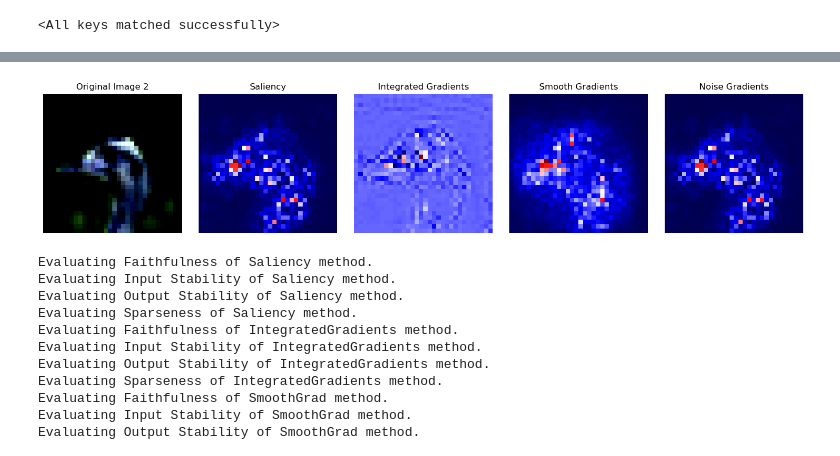
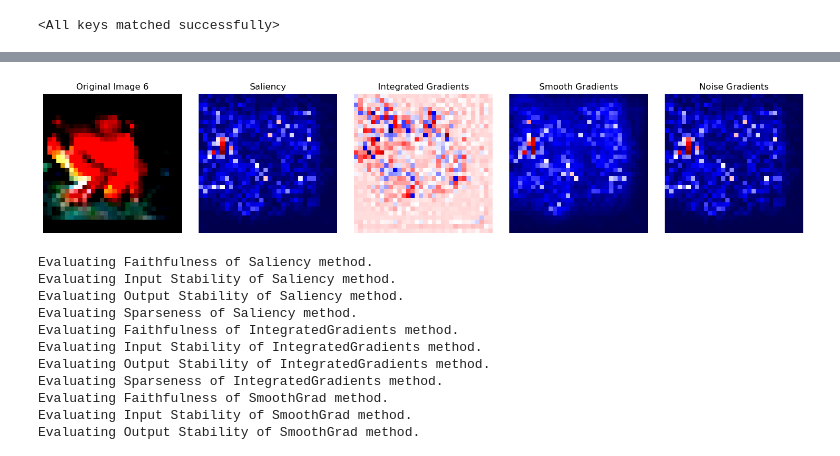
Before and after one commit to sanishsuwal7/ExplainableAI, a Jupyter notebook: VGG-16_normal.ipynb, the cells around one changed output, grey strips where cells are left out. Cells and saved outputs as stored; diff of their text form; code cells hidden in the pictures.

```diff
--- a/VGG-16_normal.ipynb
+++ b/VGG-16_normal.ipynb
@@ -145,7 +145,7 @@ def vgg16():
 model = vgg16()
 loss_fn = nn.CrossEntropyLoss()
 optimizer = torch.optim.SGD(model.parameters(), lr = 0.05, momentum = 0.9, weight_decay = 5e-4)
-accuracy = Accuracy(task='multiclass', num_classes=10)
+accuracy = Accuracy(task='multiclass', num_classes=10).to(device)
 # %%
 from tqdm.notebook import tqdm
 # torch.cuda.empty_cache()
@@ -230,6 +230,13 @@ torch.save(obj=model.state_dict(), f=MODEL_SAVE_PATH)
 # %% [output]
 Saving the model: models\vgg_16_cifar.pth
 # %%
+from pathlib import Path
+
+MODEL_PATH = Path("models")
+MODEL_PATH.mkdir(parents=True, exist_ok=True)
+
+MODEL_NAME = "vgg_16_cifar.pth"
+MODEL_SAVE_PATH = MODEL_PATH / MODEL_NAME
 # Loading the saved model
 model_vgg_16_cifar_loaded = vgg16()
 model_vgg_16_cifar_loaded.load_state_dict(torch.load(MODEL_SAVE_PATH))
@@ -663,22 +676,23 @@ WARNING:matplotlib.image:Clipping input data to the valid range for imshow with
 # %%
 # Plot explanations of normal images!
+index = 5
 nr_images = 3
 fig, axes = plt.subplots(nrows=1, ncols=5, figsize=(nr_images*5, int(nr_images)))
 
 #plot normal
-axes[0].imshow(np.moveaxis(x_batch[1].cpu().numpy(), 0, -1), vmin=0.0, vmax=1.0, cmap="gray")
-axes[0].title.set_text(f"Original Image {y_batch[1].item()}")
+axes[0].imshow(np.moveaxis(x_batch[index].cpu().numpy(), 0, -1), vmin=0.0, vmax=1.0, cmap="gray")
+axes[0].title.set_text(f"Original Image {y_batch[index].item()}")
 axes[0].axis("off")
-axes[1].imshow(a_batch_saliency[1], cmap="seismic")
+axes[1].imshow(a_batch_saliency[index], cmap="seismic")
 axes[1].title.set_text(f"Saliency")
 axes[1].axis("off")
-axes[2].imshow(a_batch_integrad[1], cmap="seismic")
+axes[2].imshow(a_batch_integrad[index], cmap="seismic")
 axes[2].title.set_text(f"Integrated Gradients")
 axes[2].axis("off")
-axes[3].imshow(a_batch_smoothgrad[1], cmap="seismic")
+axes[3].imshow(a_batch_smoothgrad[index], cmap="seismic")
 axes[3].title.set_text(f"Smooth Gradients")
 axes[3].axis("off")
-axes[4].imshow(a_batch_noisegrad[1], cmap="seismic")
+axes[4].imshow(a_batch_noisegrad[index], cmap="seismic")
 axes[4].title.set_text(f"Noise Gradients")
 axes[4].axis("off")
 plt.tight_layout()
@@ -690,4 +704,4 @@ WARNING:matplotlib.image:Clipping input data to the valid range for imshow with
-[figure, old version]
+[figure, new version]
 # %%
 # Or, run quantification analysis!
 import copy
```
Also changed, not shown: parts of 6 cells of this notebook, 2 other files.
